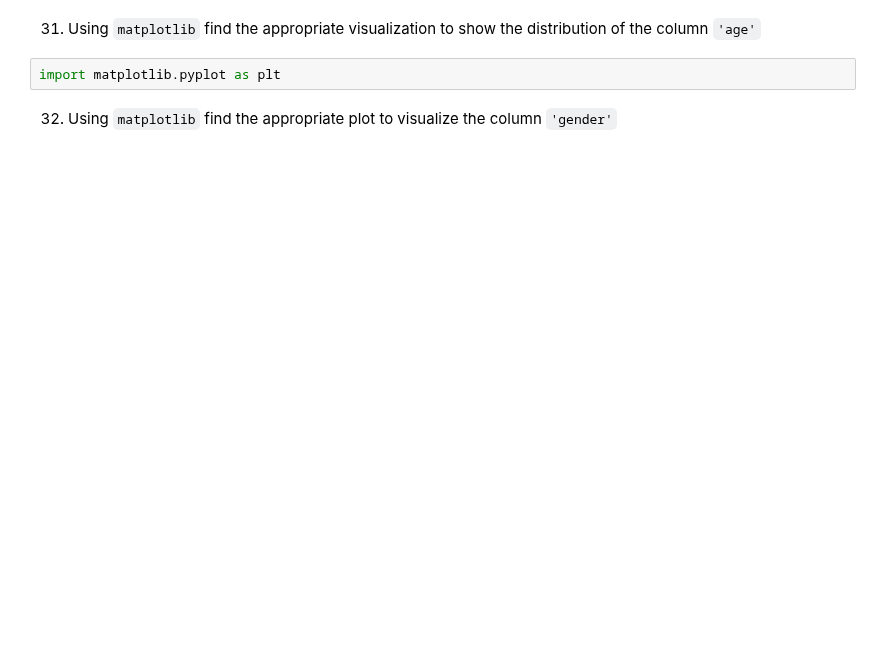
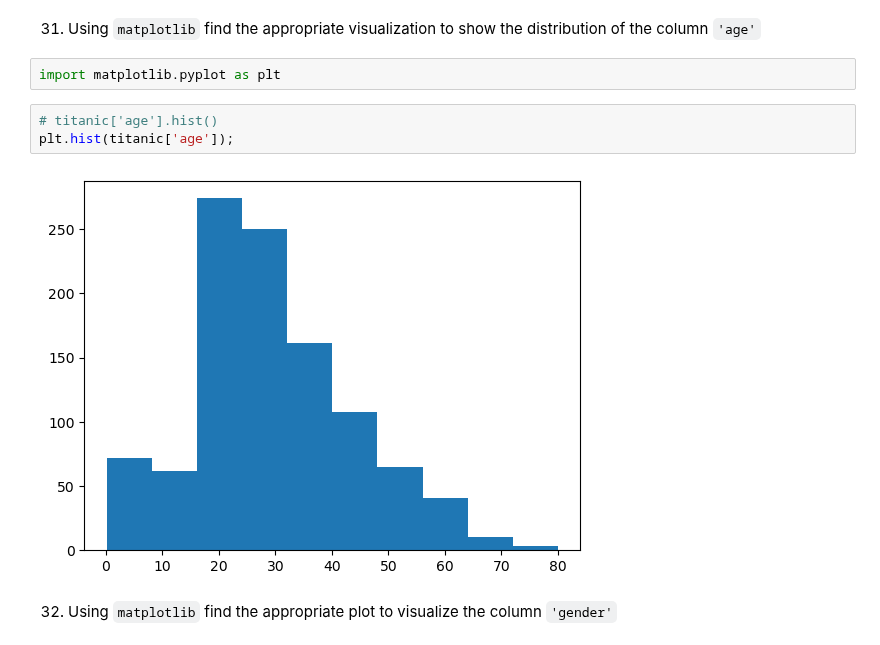
Before and after one commit to jblalor/2026-10-BILBAO-FT-Data-Science-J, a Jupyter notebook: 2-Data_Analysis/2-Pandas/Practica/7-Titanic/Titanic-exercise_J.ipynb, the cells around one changed output. Cells and saved outputs as stored; diff of their text form; blank space fills up the shorter version.

```diff
--- a/2-Data_Analysis/2-Pandas/Practica/7-Titanic/Titanic-exercise_J.ipynb
+++ b/2-Data_Analysis/2-Pandas/Practica/7-Titanic/Titanic-exercise_J.ipynb
@@ -404,5 +526,10 @@ Hint: There were two people with the same name, who?
 31. Using `matplotlib` find the appropriate visualization to show the distribution of the column `'age'`
 # %%
 import matplotlib.pyplot as plt
+# %%
+# titanic['age'].hist()
+plt.hist(titanic['age']);
+# %% [output]
+[figure, added]
 # %% [markdown]
 32. Using `matplotlib` find the appropriate plot to visualize the column `'gender'`
```
Also changed, not shown: parts of 18 cells of this notebook, 2 other files.
